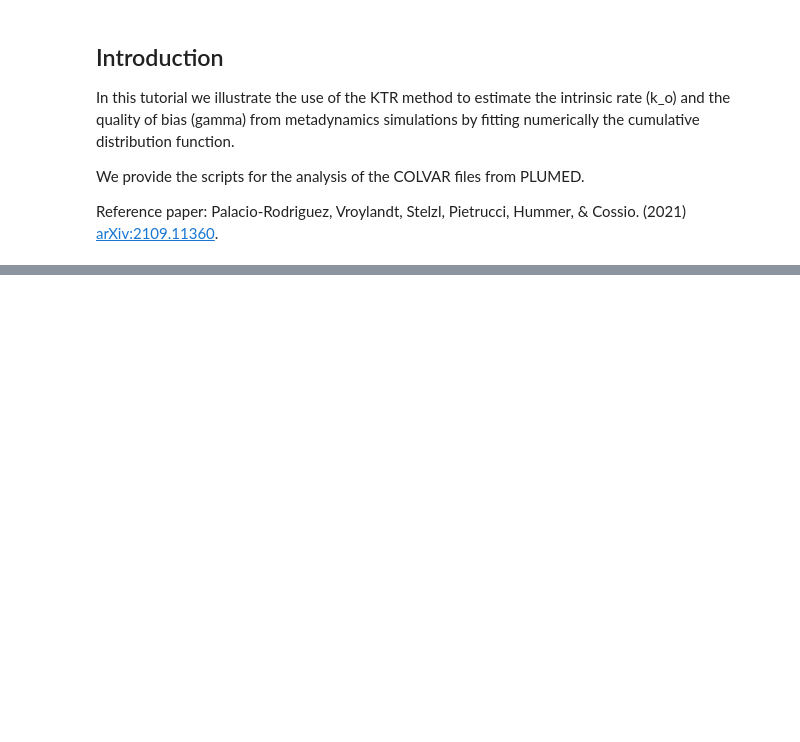
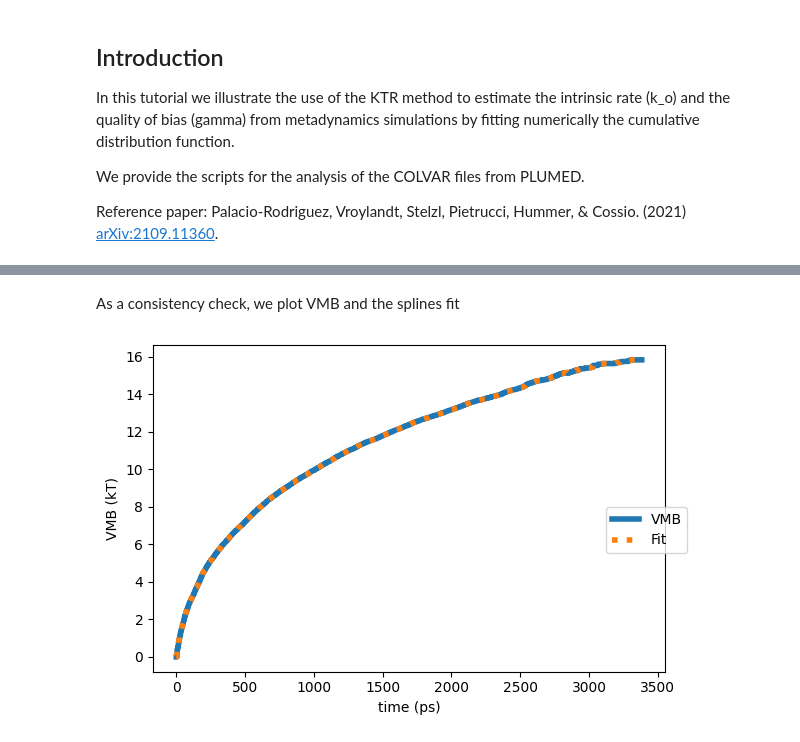
Before and after one commit to kpalaciorodr/KTR, a Jupyter notebook: Tutorial/Tutorial.ipynb, the cells around one changed output, grey strips where cells are left out. Drawn from its saved outputs; the diff is of its cells as text; code cells hidden in the pictures; blank space fills up the shorter version.

```diff
--- a/Tutorial/Tutorial.ipynb
+++ b/Tutorial/Tutorial.ipynb
@@ -109,0 +143,22 @@ plt.plot(vmb_average[:,0], vmb_average[:,1], lw=1.0)
+# %% [markdown]
+As a consistency check, we plot VMB and the splines fit
+# %%
+# Output2: VMB plot
+
+# Save splines VMB fit
+t_range=np.linspace(0,np.max(t),1000)
+V_range=spline(t_range)
+spline_data = np.column_stack((t_range,V_range))
+np.savetxt('spline_{}.txt'.format(VMB),spline_data)
+
+fig, ax = plt.subplots(figsize=(6,4),dpi=100)
+ax.set_xlabel('time (ps)')
+ax.set_ylabel('VMB (kT)')
+ax.plot(vmb_average[:,0], vmb_average[:,1], label='VMB', lw=4)
+plt.plot(spline_data[:, 0], spline_data[:, 1], label='Fit', ls=':', lw=4)
+ax.plot()
+fig.legend(loc='center right')
+fig.tight_layout()
+fig.show()
+# %% [output]
+[figure, added]
```
Also changed, not shown: parts of 13 cells of this notebook, 2 other files.
